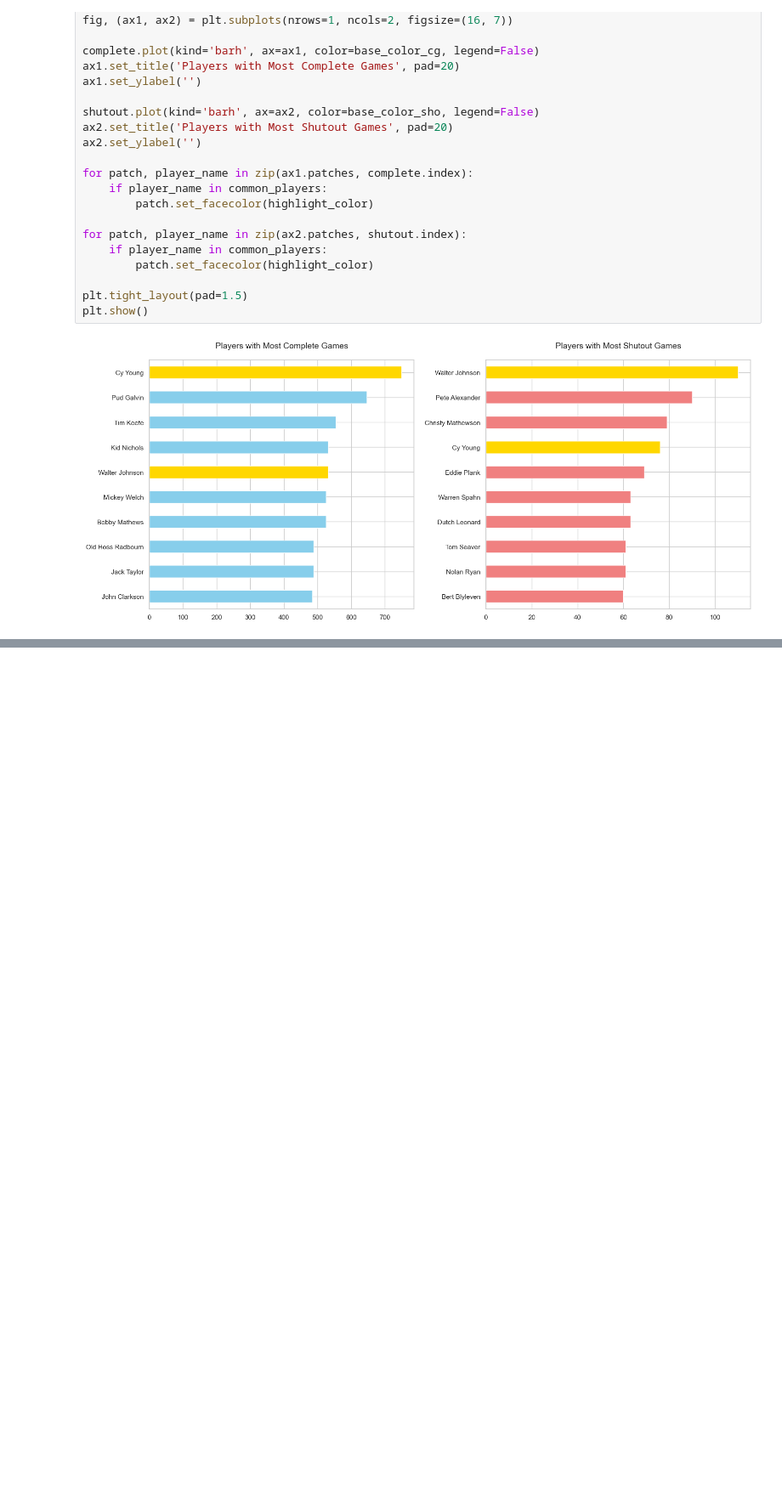
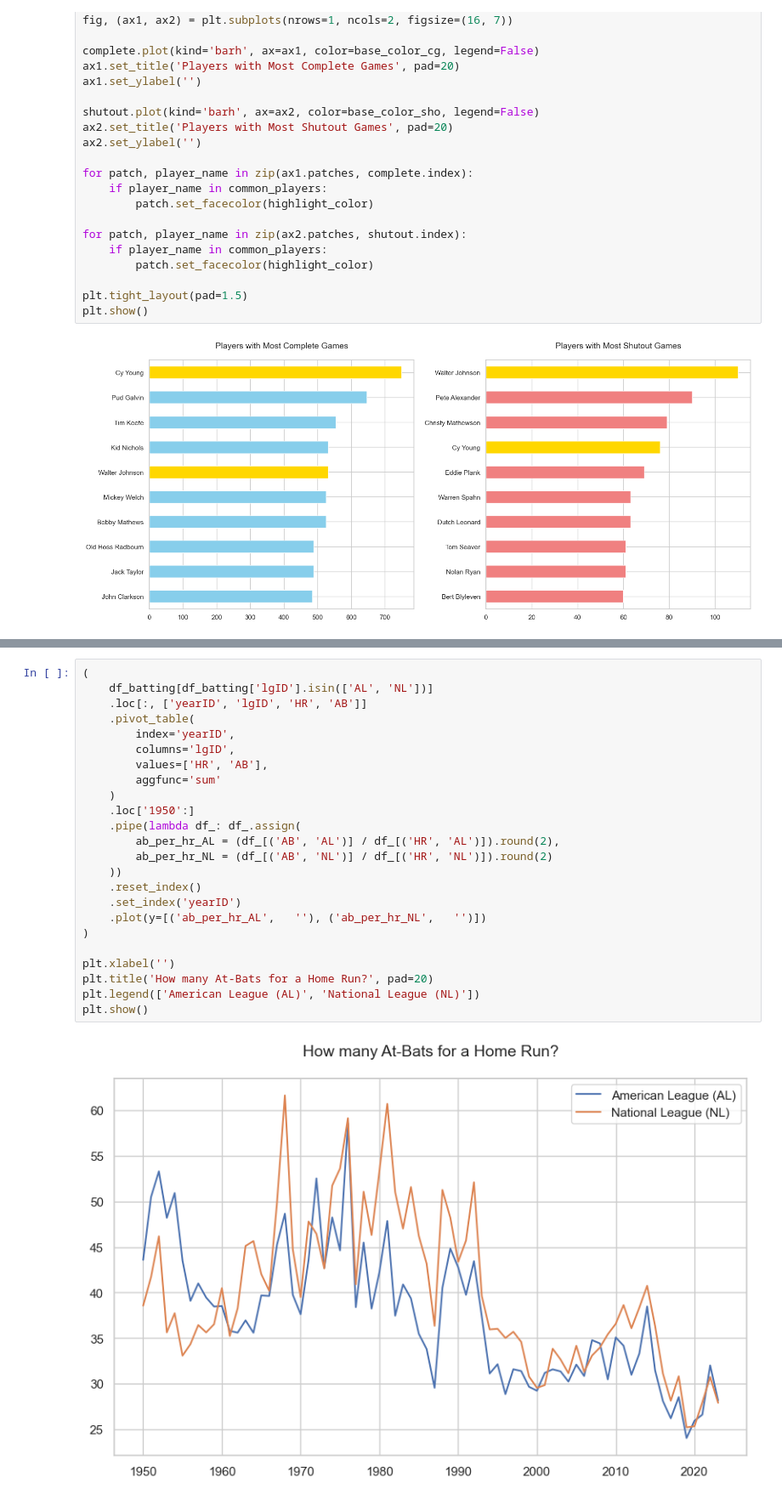
Before and after one commit to ChuSeng99/mlb-lahman, a Jupyter notebook: mlb.ipynb, the cells around one changed output, grey strips where cells are left out. Shown at 85% size. Cells and saved outputs as stored; diff of their text form; blank space fills up the shorter version.

```diff
--- a/mlb.ipynb
+++ b/mlb.ipynb
@@ -213,0 +222,26 @@ plt.show()
+# %%
+(
+    df_batting[df_batting['lgID'].isin(['AL', 'NL'])]
+    .loc[:, ['yearID', 'lgID', 'HR', 'AB']]
+    .pivot_table(
+        index='yearID',
+        columns='lgID',
+        values=['HR', 'AB'],
+        aggfunc='sum'
+    )
+    .loc['1950':]
+    .pipe(lambda df_: df_.assign(
+        ab_per_hr_AL = (df_[('AB', 'AL')] / df_[('HR', 'AL')]).round(2),
+        ab_per_hr_NL = (df_[('AB', 'NL')] / df_[('HR', 'NL')]).round(2)
+    ))
+    .reset_index()
+    .set_index('yearID')
+    .plot(y=[('ab_per_hr_AL',   ''), ('ab_per_hr_NL',   '')])
+)
+
+plt.xlabel('')
+plt.title('How many At-Bats for a Home Run?', pad=20)
+plt.legend(['American League (AL)', 'National League (NL)'])
+plt.show()
+# %% [output]
+[figure, added]
```
Also changed, not shown: parts of 3 cells of this notebook, 2 other files.
